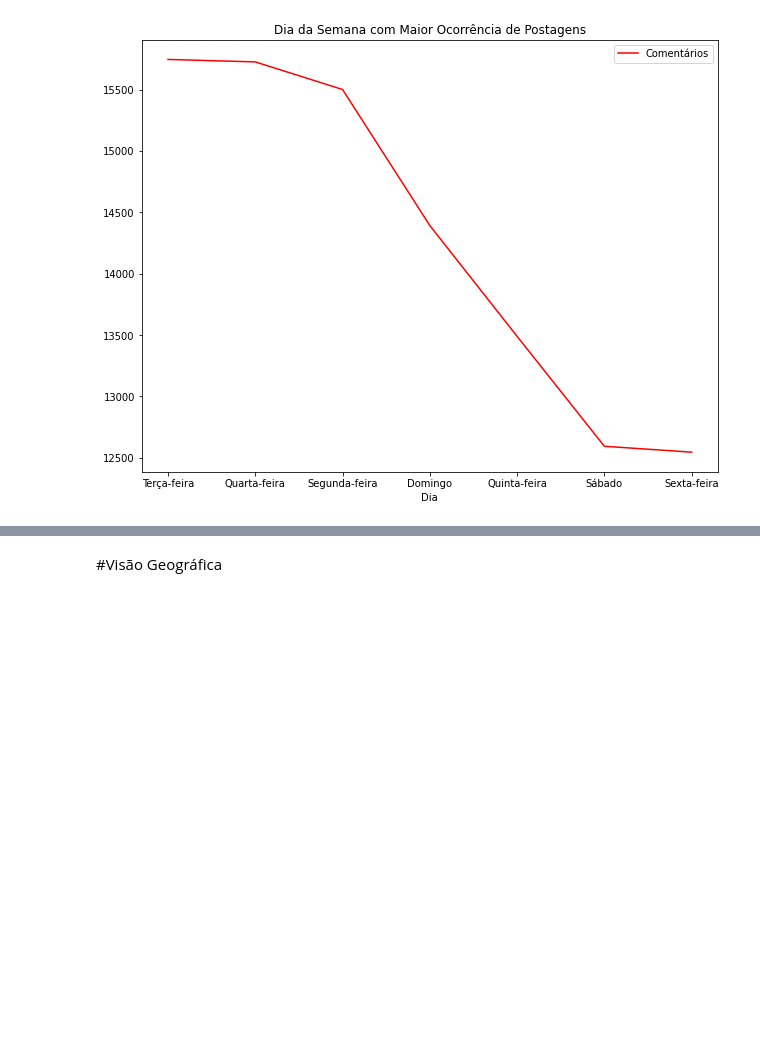
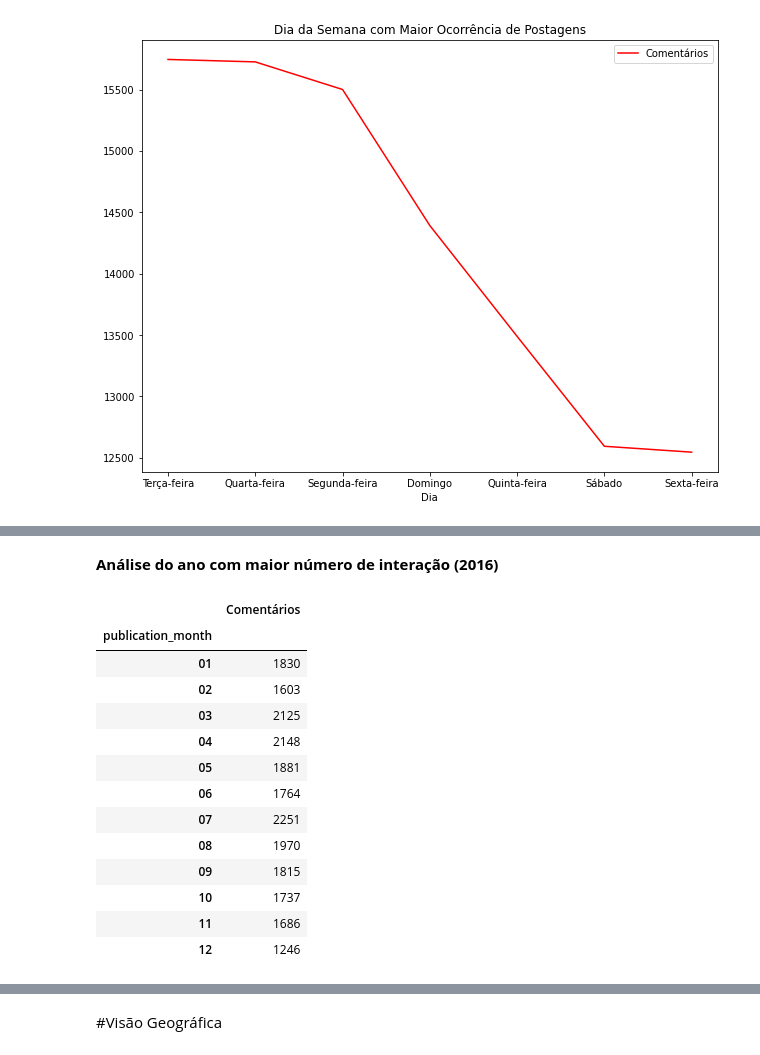
Before and after one commit to kidkmon/Sentiment-Analysis-TripAdvisor, a Jupyter notebook: Analise_sentimentos_TripAdvisor.ipynb, the cells around one changed output, grey strips where cells are left out. Cells and saved outputs as stored; diff of their text form; code cells hidden in the pictures; blank space fills up the shorter version.

```diff
--- a/Analise_sentimentos_TripAdvisor.ipynb
+++ b/Analise_sentimentos_TripAdvisor.ipynb
@@ -620,0 +536,2 @@ sns.heatmap(flights, annot=True, fmt="d", linewidths=.5, ax=ax)
+# %% [markdown]
+**Análise do ano com maior número de interação (2016)**
@@ -620,0 +541,22 @@ sns.heatmap(flights, annot=True, fmt="d", linewidths=.5, ax=ax)
+# %%
+
+#Gerando dados para análise - groupby
+res = df_date[['publication_month','reviewBody']].groupby('publication_month', sort=True).count()
+a = res.sort_values(['publication_month'], ascending=True)
+a.rename({"reviewBody": "Comentários"}, axis=1, inplace=True)
+a
+# %% [output]
+|  | Comentários |
+| publication_month |  |
+| 01 | 1830 |
+| 02 | 1603 |
+| 03 | 2125 |
+| 04 | 2148 |
+| 05 | 1881 |
+| 06 | 1764 |
+| 07 | 2251 |
+| 08 | 1970 |
+| 09 | 1815 |
+| 10 | 1737 |
+| 11 | 1686 |
+| 12 | 1246 |
```
Also changed, not shown: parts of 29 cells of this notebook.
